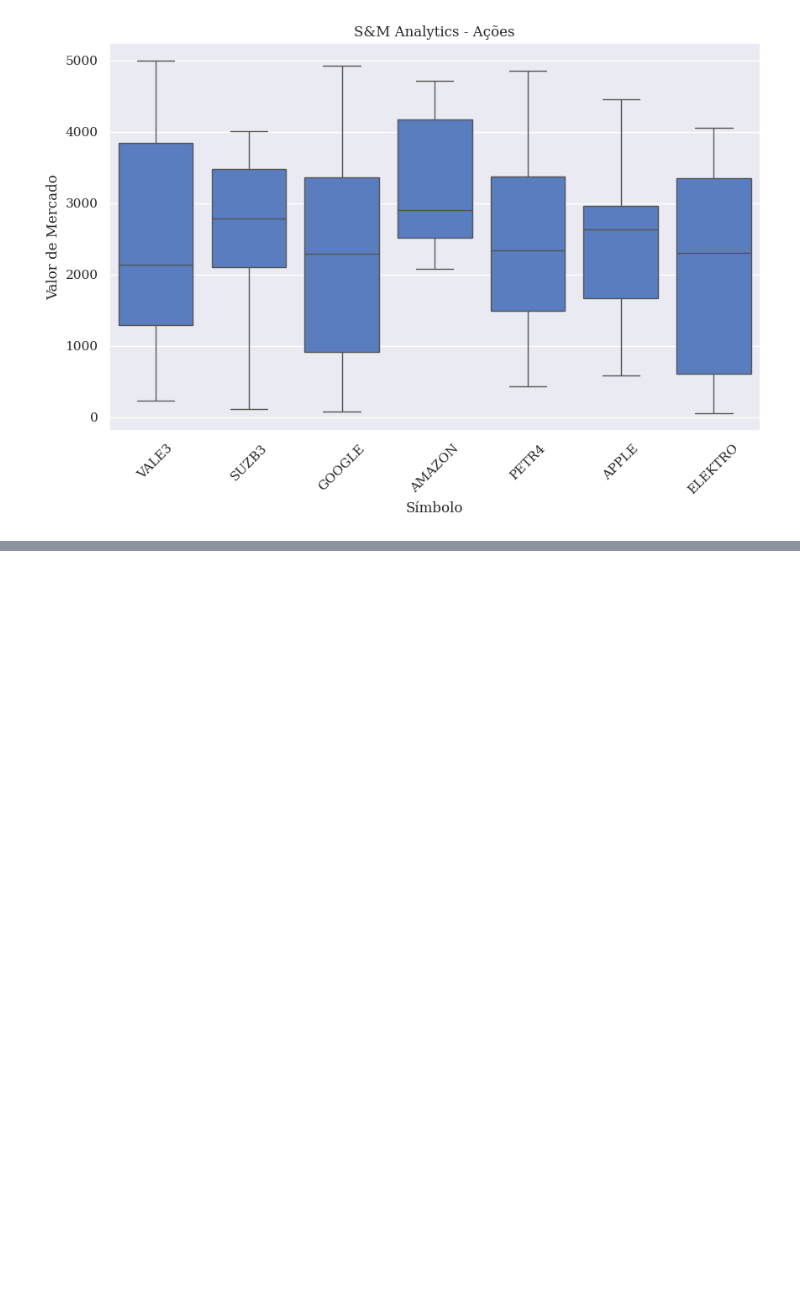
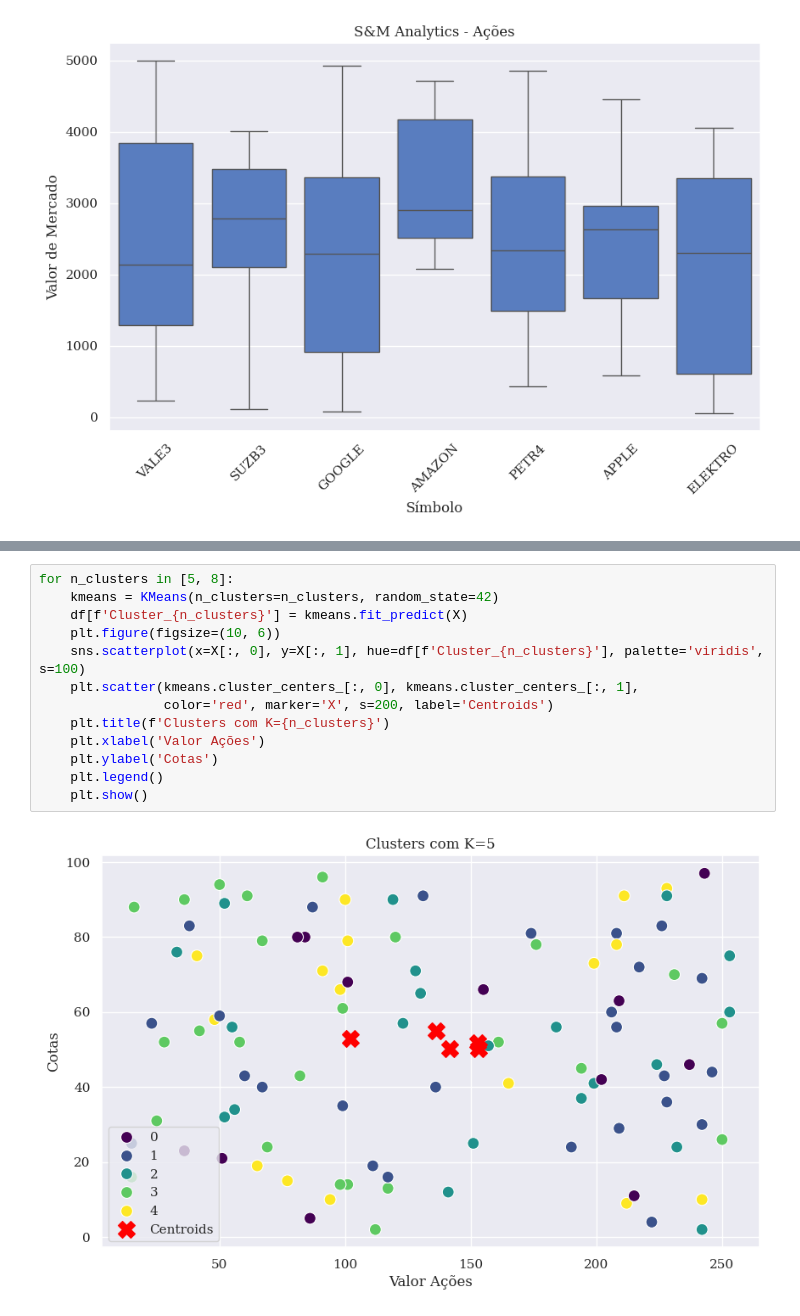
Before and after one commit to goesq/IA_BigData-Somativa, a Jupyter notebook: datacodigo.ipynb, the cells around one changed output, grey strips where cells are left out. Saved outputs shown, nothing was run; the diff lists cells and outputs as text; blank space fills up the shorter version.

```diff
--- a/datacodigo.ipynb
+++ b/datacodigo.ipynb
@@ -69,0 +86,15 @@ features = df_n[['Valor de Mercado']]
+# %%
+for n_clusters in [5, 8]:
+    kmeans = KMeans(n_clusters=n_clusters, random_state=42)
+    df[f'Cluster_{n_clusters}'] = kmeans.fit_predict(X)
+    plt.figure(figsize=(10, 6))
+    sns.scatterplot(x=X[:, 0], y=X[:, 1], hue=df[f'Cluster_{n_clusters}'], palette='viridis', s=100)
+    plt.scatter(kmeans.cluster_centers_[:, 0], kmeans.cluster_centers_[:, 1],
+                color='red', marker='X', s=200, label='Centroids')
+    plt.title(f'Clusters com K={n_clusters}')
+    plt.xlabel('Valor Ações')
+    plt.ylabel('Cotas')
+    plt.legend()
+    plt.show()
+# %% [output]
+[figure, added]
```
Also changed, not shown: parts of 9 cells of this notebook.
